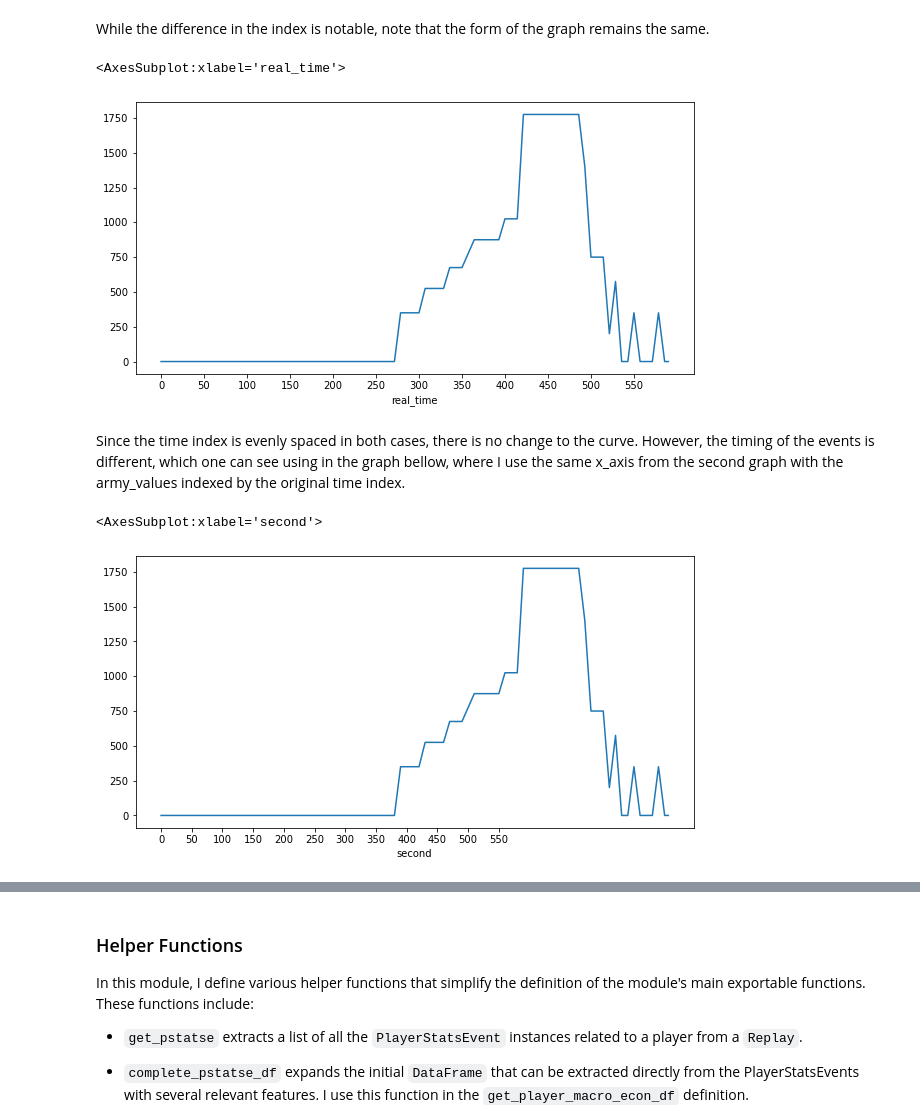
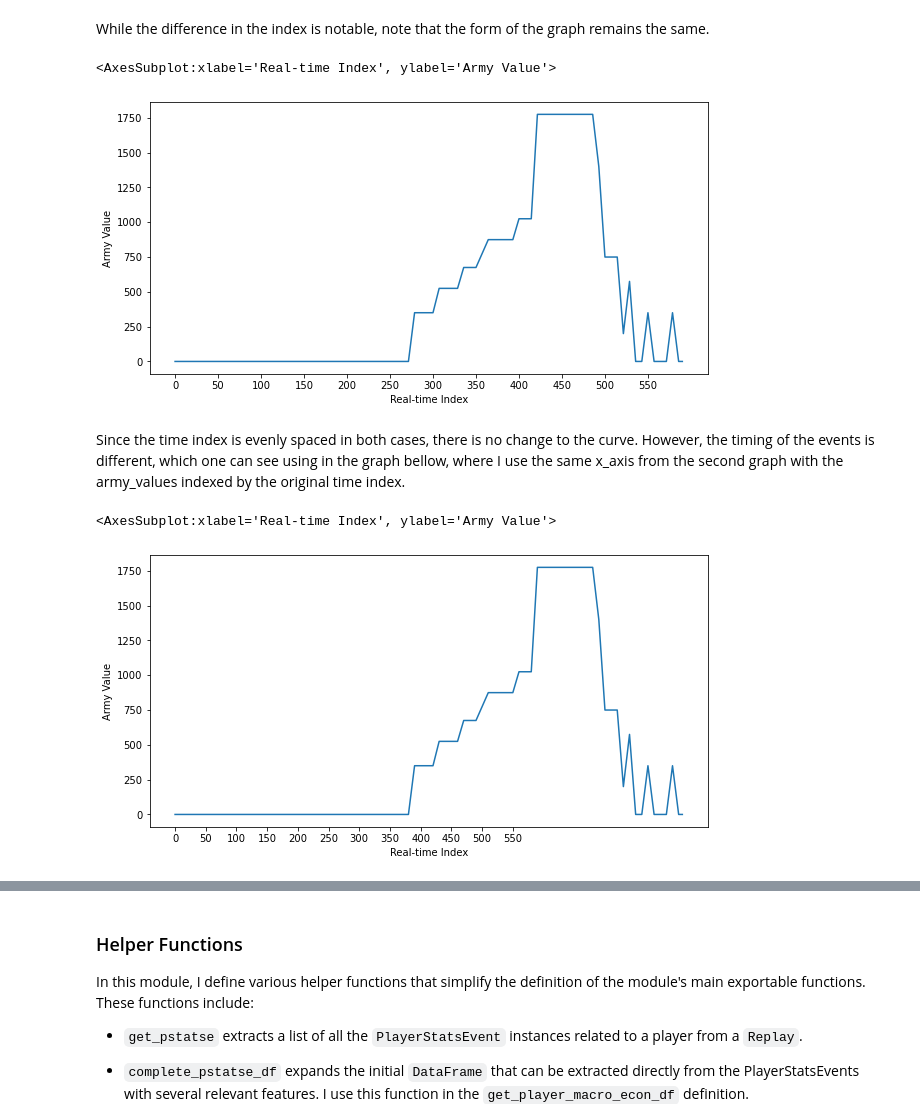
Before and after one commit to HDavidEspinosa/sc_training, a Jupyter notebook: 03_macro_econ_parser.ipynb, the cells around one changed output, grey strips where cells are left out. Drawn from its saved outputs; the diff is of its cells as text; code cells hidden in the pictures.

```diff
--- a/03_macro_econ_parser.ipynb
+++ b/03_macro_econ_parser.ipynb
@@ -185,17 +156,23 @@ While the difference in the index is notable, note that the form of the graph re
 real_x_ticks = np.arange(0,590,50)
 
 # Create the plot with the new time index
-pstats_change_seconds['army_value'].plot(figsize= (10,5), xticks= real_x_ticks)
+pstats_change_seconds['army_value'].plot(figsize= (10,5),
+                                        xticks= real_x_ticks,
+                                        xlabel='Real-time Index',
+                                        ylabel='Army Value')
 # %% [output]
-<AxesSubplot:xlabel='real_time'>
+<AxesSubplot:xlabel='Real-time Index', ylabel='Army Value'>
-[figure, old version]
+[figure, new version]
 # %% [markdown]
 Since the time index is evenly spaced in both cases, there is no change to the curve. However, the timing of the events is different, which one can see using in the graph bellow, where I use the same x_axis from the second graph with the army_values indexed by the original time index.
 # %%
-pstats_noprocess['army_value'].plot(figsize= (10,5), xticks= real_x_ticks)
+pstats_noprocess['army_value'].plot(figsize= (10,5),
+                                    xticks= real_x_ticks,
+                                    xlabel='Real-time Index',
+                                    ylabel='Army Value')
 # %% [output]
-<AxesSubplot:xlabel='second'>
+<AxesSubplot:xlabel='Real-time Index', ylabel='Army Value'>
-[figure, old version]
+[figure, new version]
 # %% [markdown]
 ### Data in `PlayStatsEvent`
 
```
Also changed, not shown: parts of 19 cells of this notebook, 2 other files.
